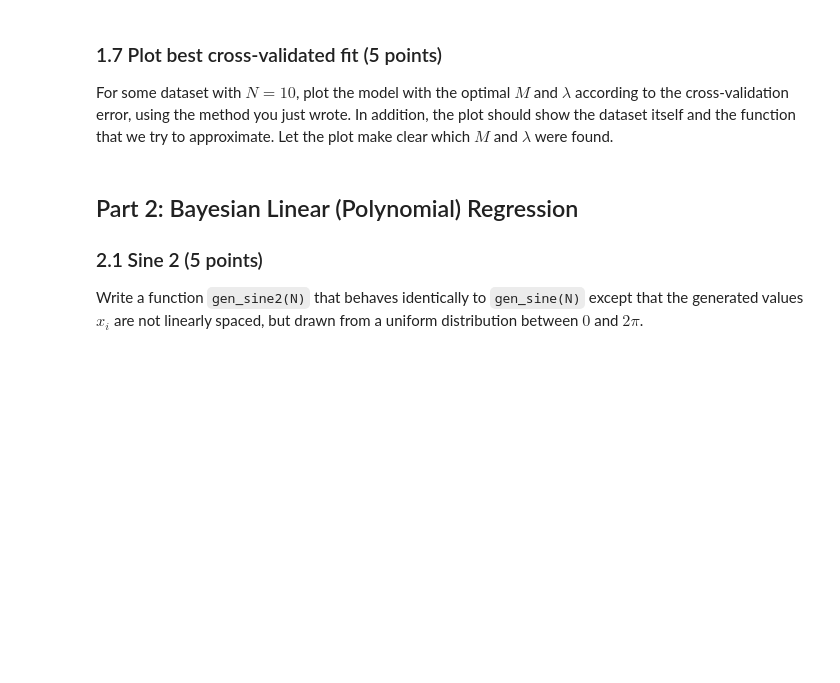
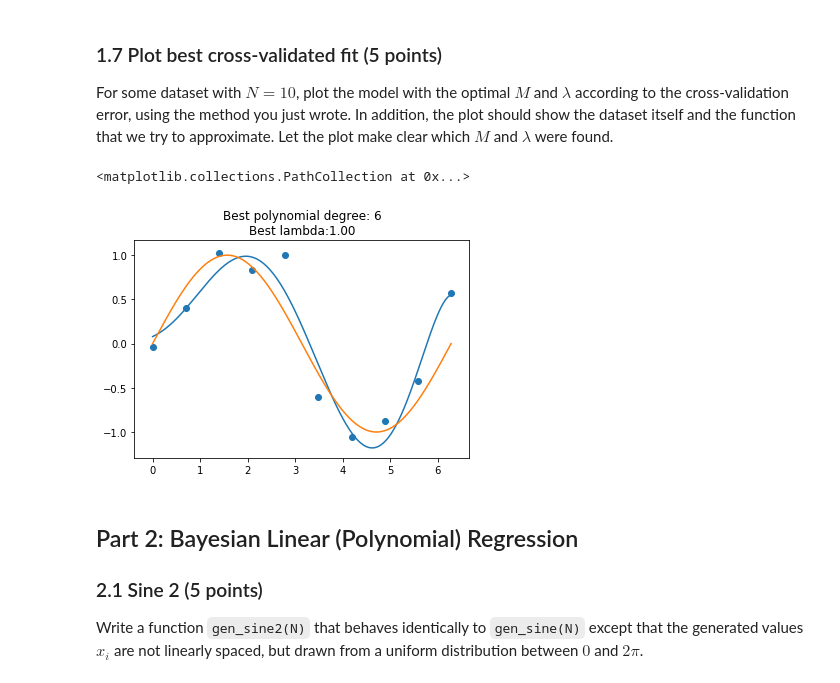
Before and after one commit to sheridavandenbent/ml1_labs, a Jupyter notebook: 10428461_12278327_lab1.ipynb, the cells around one changed output. Drawn from its saved outputs; the diff is of its cells as text; code cells hidden in the pictures; blank space fills up the shorter version.

```diff
--- a/10428461_12278327_lab1.ipynb
+++ b/10428461_12278327_lab1.ipynb
@@ -384,3 +379,20 @@ raise NotImplementedError()
+# %%
+N = 10
+x, t = gen_sine(N)
+m, lambd = find_best_m_and_lamb(x, t)
+
+w, phi = fit_polynomial_reg(x,t,m,lambd)
+line_xs = np.linspace(0, 2*np.pi, 10000)
+sin_line = np.sin(line_xs)
+
+line_phi = designmatrix(line_xs, m)
+line_ys = line_phi.dot(w)
+plt.title("Best polynomial degree: %d\nBest lambda:%0.2f"%(m, lambd))
+plt.plot(line_xs, line_ys, line_xs, sin_line)
+plt.scatter(x, t)
+# %% [output]
+<matplotlib.collections.PathCollection at 0x...>
+[figure, added]
 # %% [markdown]
 ## Part 2: Bayesian Linear (Polynomial) Regression
 
```
Also changed, not shown: parts of 12 cells of this notebook.
